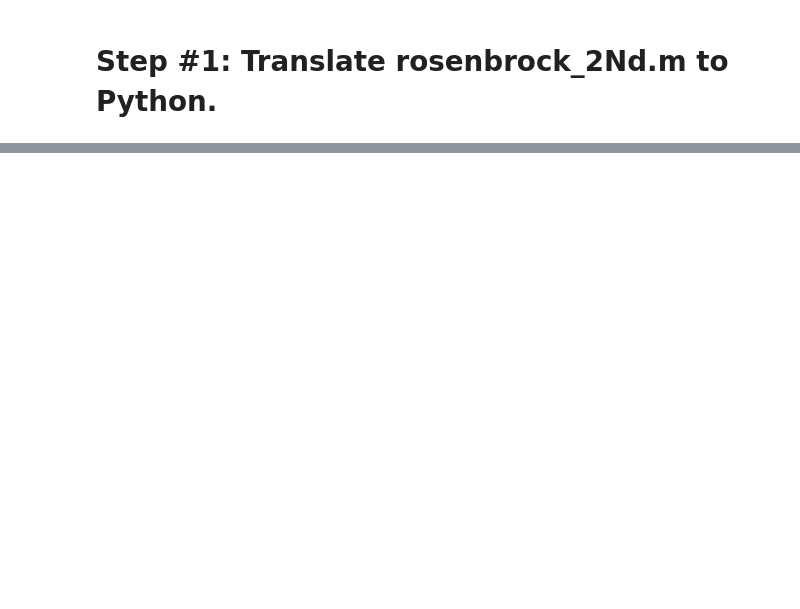
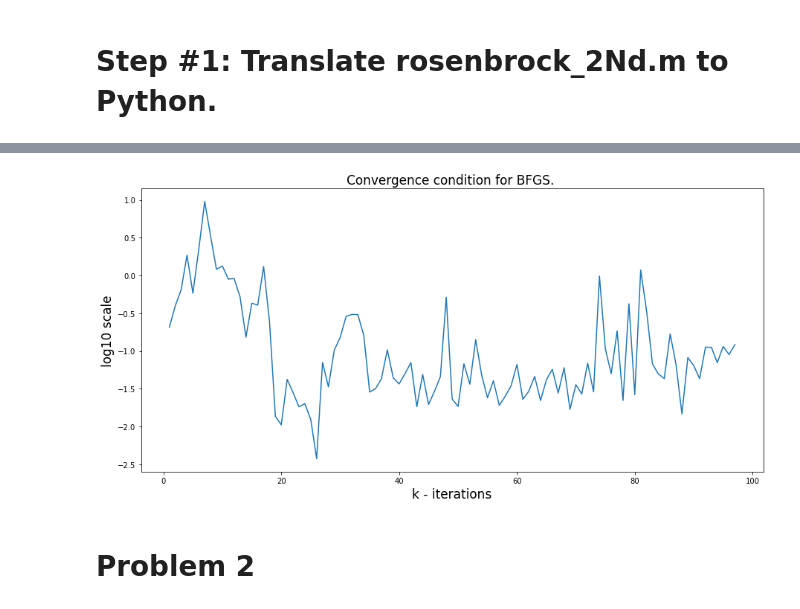
Before and after one commit to opaliss/optimization_notebooks, a Jupyter notebook: homework_5.ipynb, the cells around one changed output, grey strips where cells are left out. Drawn from its saved outputs; the diff is of its cells as text; code cells hidden in the pictures; blank space fills up the shorter version.

```diff
--- a/homework_5.ipynb
+++ b/homework_5.ipynb
@@ -164,5 +30,0 @@ fig.show()
-# %%
-xk, k, inner_k, alpha_vec, f_vec, grad_vec = bfgs_method(ic_vec[2])
-
-print("outer k = ", k)
-print("inner k = ", inner_k)
@@ -180,5 +30,0 @@ fig.show()
-# %%
-xk, k, inner_k, alpha_vec, f_vec, grad_vec = bfgs_method(ic_vec[3])
-
-print("outer k = ", k)
-print("inner k = ", inner_k)
@@ -196,5 +30,0 @@ fig.show()
-# %%
-xk, k, inner_k, alpha_vec, f_vec, grad_vec = bfgs_method(ic_vec[4])
-
-print("outer k = ", k)
-print("inner k = ", inner_k)
@@ -206,0 +150,2 @@ fig.show()
+# %%
+xk, k, alpha_vec, f_vec, grad_vec, inner_iter_vec, conv_con_vec, time1 = bfgs(x0)
@@ -206,0 +196,13 @@ fig.show()
+# %%
+plt.rcParams['figure.figsize'] = [15, 7] # default fig size.
+fig1, ax1 = plt.subplots(1, 1)
+
+ax1.plot(np.arange(1, 98), np.log10(conv_con_vec))
+
+_ = ax1.set_title("Convergence condition for BFGS. ", fontsize=17)
+_ = ax1.set_xlabel("k - iterations", fontsize=17)
+_ = ax1.set_ylabel("log10 scale", fontsize=17)
+# %% [output]
+[figure, added]
+# %% [markdown]
+# Problem 2
```
Also changed, not shown: parts of 57 cells of this notebook, 3 other files.
